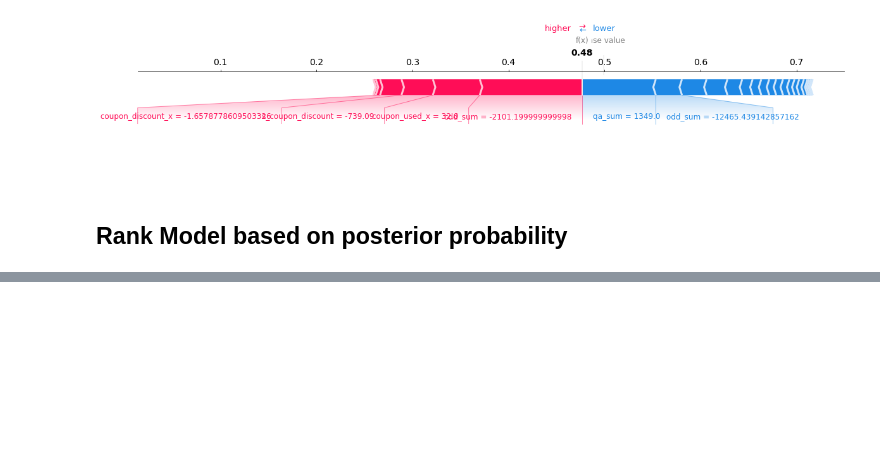
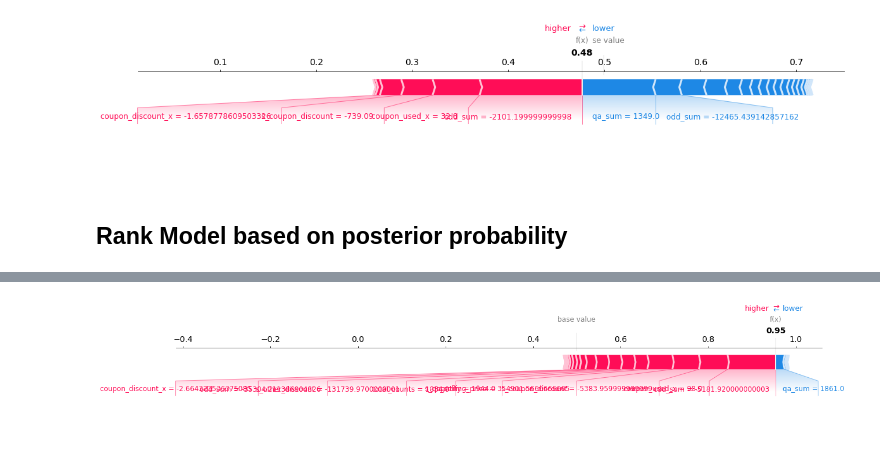
Before and after one commit to stanghong/Coupon_Redemption_Classification, a Jupyter notebook: Coupon Redemption Classification Modeling and Deployment_v2.ipynb, the cells around one changed output, grey strips where cells are left out. Saved outputs shown, nothing was run; the diff lists cells and outputs as text; code cells hidden in the pictures; blank space fills up the shorter version.

```diff
--- a/Coupon Redemption Classification Modeling and Deployment_v2.ipynb
+++ b/Coupon Redemption Classification Modeling and Deployment_v2.ipynb
@@ -956,0 +979,10 @@ NameError: name 'loadModel' is not defined
+# %%
+shap_plot(rfccv, Xtrain.iloc[16804])
+plt.savefig('redemption_probability.png', bbox_inches='tight', dpi=100)
+# print('f(x) value is the predicted redemption probability of the customer, ranging from 0.0-1.0')
+# print('For example, with f(x) 0.10, the customer is predicted to have a redemption probability of 10%')
+# print('Red blocks are factors leading to a higher redemption probability')
+# print('Blue blocks are factors leading to a lower redemption probability')
+# print('A bigger block poses a higher influence on redemption probability')
+# %% [output]
+[figure, added]
```
Also changed, not shown: parts of 14 cells of this notebook.
